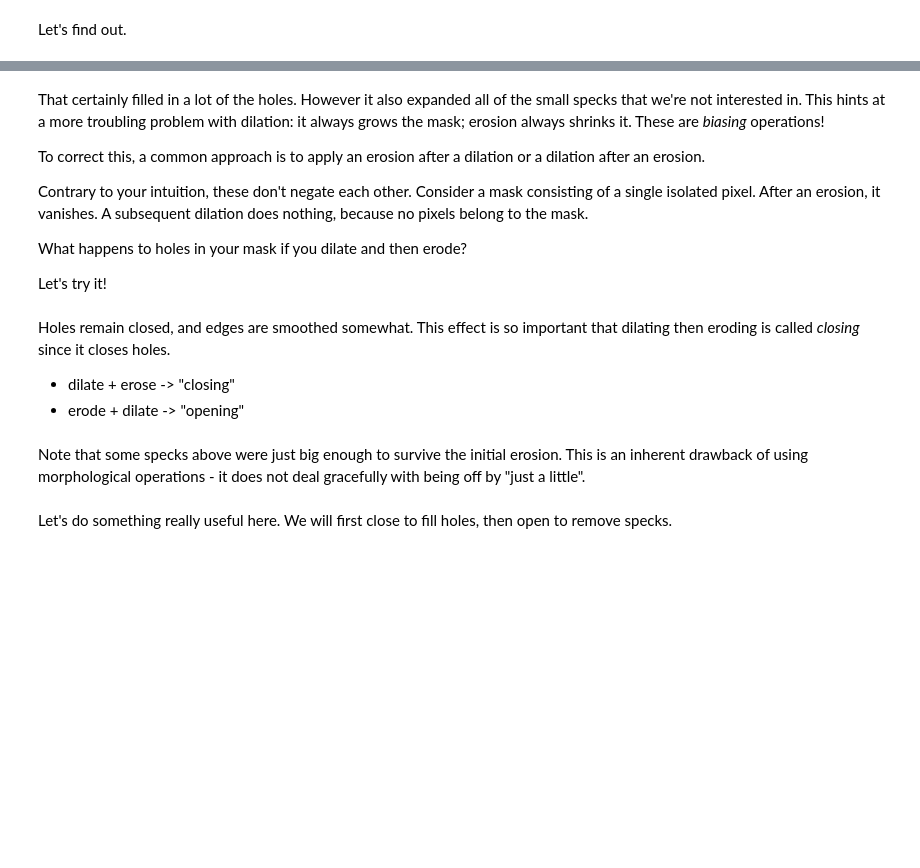
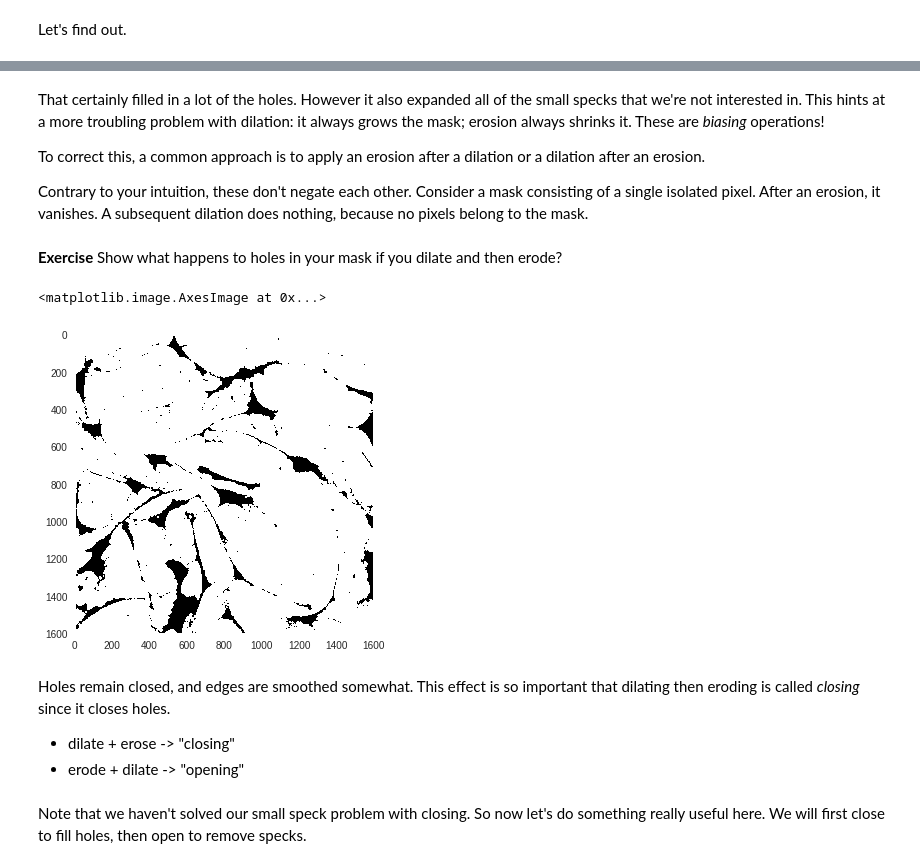
Before and after one commit to DataLucence/images, a Jupyter notebook: lessons/Lesson 5 Morphological Operations.ipynb, the cells around one changed output, grey strips where cells are left out. Saved outputs shown, nothing was run; the diff lists cells and outputs as text; code cells hidden in the pictures; blank space fills up the shorter version.

```diff
--- a/lessons/Lesson 5 Morphological Operations.ipynb
+++ b/lessons/Lesson 5 Morphological Operations.ipynb
@@ -154,14 +192,15 @@ That certainly filled in a lot of the holes. However it also expanded all of the
 To correct this, a common approach is to apply an erosion after a dilation or a dilation after an erosion.
 
 Contrary to your intuition, these don't negate each other. Consider a mask consisting of a single isolated pixel. After an erosion, it vanishes. A subsequent dilation does nothing, because no pixels belong to the mask.
-
-What happens to holes in your mask if you dilate and then erode?
-
-Let's try it!
+# %% [markdown]
+**Exercise** Show what happens to holes in your mask if you dilate and then erode?
 # %%
 dilated = binary_dilation(mask, disk(5))
-eroded = binary_dilation(dilated, disk(5))
+eroded = binary_erosion(dilated, disk(5))
 plt.imshow(eroded)
+# %% [output]
+<matplotlib.image.AxesImage at 0x...>
+[figure, added]
 # %% [markdown]
 Holes remain closed, and edges are smoothed somewhat. This effect is so important that dilating then eroding is called _closing_ since it closes holes.
 
@@ -169,10 +208,8 @@ Holes remain closed, and edges are smoothed somewhat. This effect is so importan
 - erode + dilate -> "opening"
 # %%
 from skimage.morphology import binary_closing, binary_opening
-# %% [markdown]
-Note that some specks above were just big enough to survive the initial erosion. This is an inherent drawback of using morphological operations - it does not deal gracefully with being off by "just a little".
 # %% [markdown]
-Let's do something really useful here. We will first close to fill holes, then open to remove specks.
+Note that we haven't solved our small speck problem with closing. So now let's do something really useful here. We will first close to fill holes, then open to remove specks.
 # %%
 first_stage = binary_closing(mask, disk(15))
 second_stage = binary_opening(first_stage, disk(5))
```
Also changed, not shown: parts of 34 cells of this notebook.
